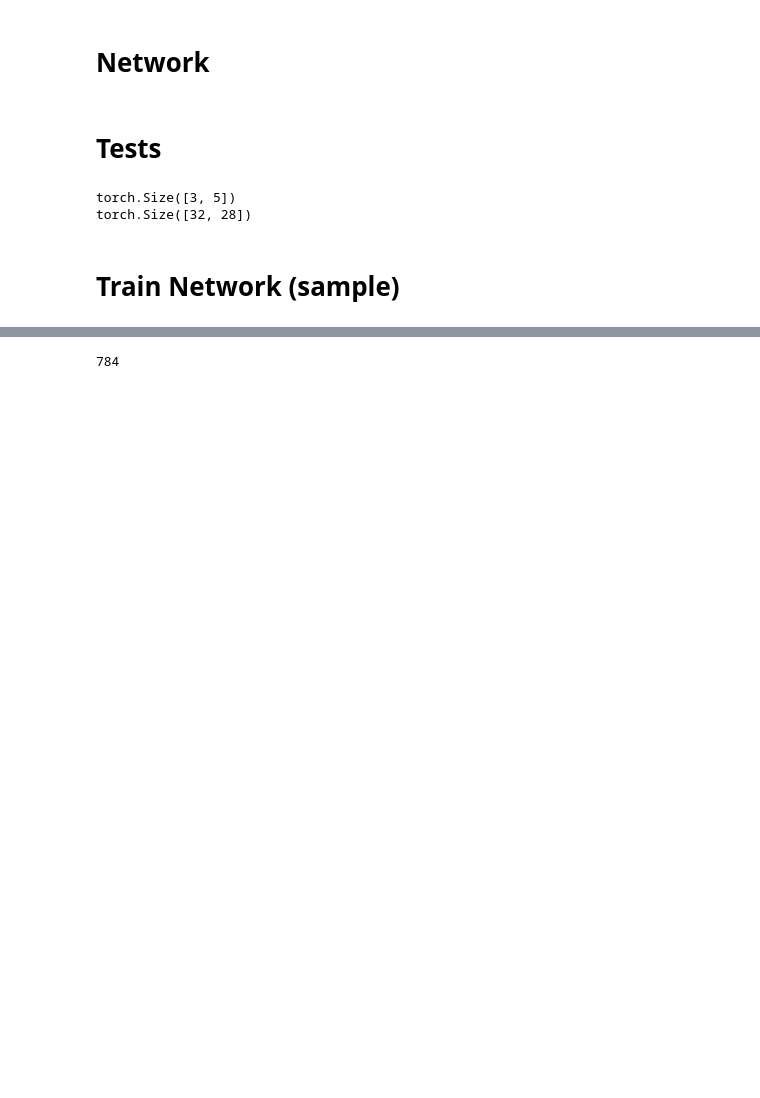
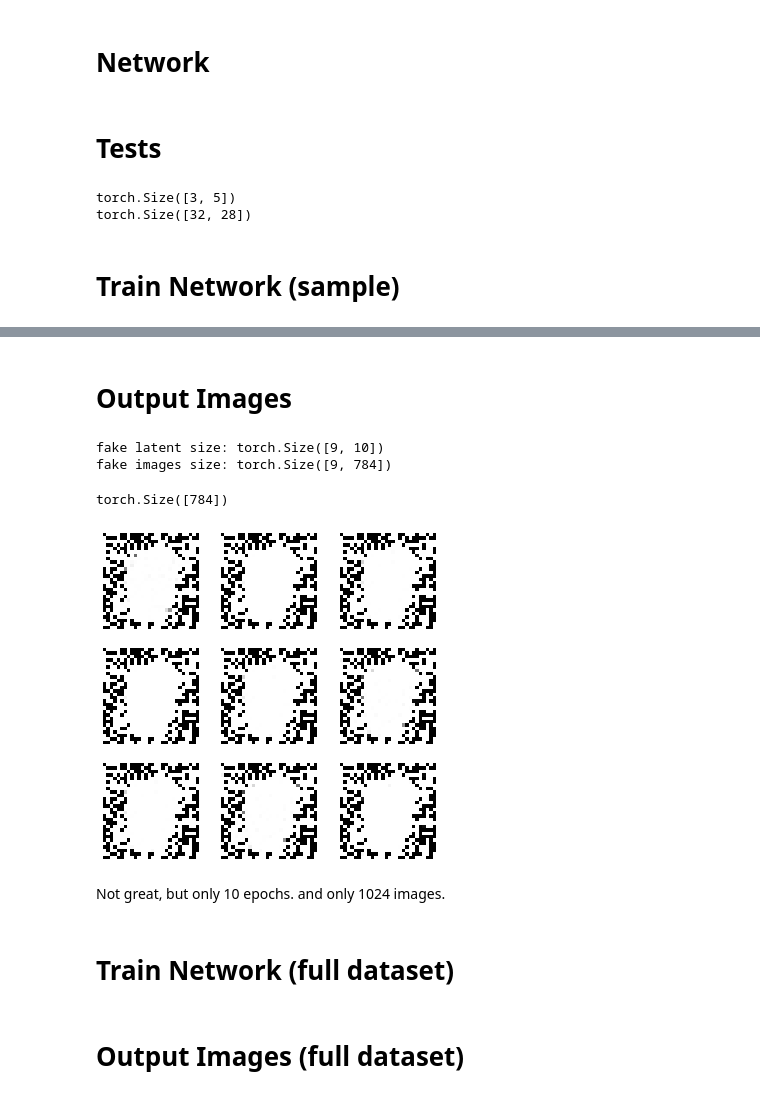
Before and after one commit to jorchard/anti_adv, a Jupyter notebook: experiments/goodfellow_gan/notebooks/01_goodfellow_gan_architecture.ipynb, the cells around one changed output, grey strips where cells are left out. Cells and saved outputs as stored; diff of their text form; code cells hidden in the pictures; blank space fills up the shorter version.

Commit message:
Goodfellow GAN runs - but outputs poor images after 100epochs

```diff
--- a/experiments/goodfellow_gan/notebooks/01_goodfellow_gan_architecture.ipynb
+++ b/experiments/goodfellow_gan/notebooks/01_goodfellow_gan_architecture.ipynb
@@ -191,4 +149,14 @@ Sequential(
-# %%
-x.size()[1]
-# %% [output]
-784
+# %% [markdown]
+# Output Images
+# %%
+z, u = g.sample_latent_space(latent_dim, batch_size=9)
+print(f"fake latent size: {z.size()}")
+fake_images = g.forward(z)
+print(f"fake images size: {fake_images.size()}")
+# %% [output]
+fake latent size: torch.Size([9, 10])
+fake images size: torch.Size([9, 784])
+# %%
+fake_images[1,:].size()
+# %% [output]
+torch.Size([784])
@@ -194,0 +168,21 @@ x.size()[1]
+# %%
+import matplotlib.pyplot as plt
+from matplotlib import pyplot
+
+fig, ax = plt.subplots(figsize=(6,6), nrows=3, ncols=3)
+
+for i in range(3):
+    for j in range(3):
+        img = fake_images[i+j,:]
+        img = img.detach().cpu().numpy().reshape(28,28)
+        ax[i,j].axis('off')
+        ax[i,j].imshow(img, cmap=pyplot.get_cmap('gray'))
+
+
+plt.show();
+# %% [output]
+[figure, added]
+# %% [markdown]
+Not great, but only 10 epochs. and only 1024 images.
+# %% [markdown]
+# Train Network (full dataset)
@@ -194,0 +203,2 @@ x.size()[1]
+# %% [markdown]
+# Output Images (full dataset)
```
Also changed, not shown: parts of 16 cells of this notebook, 1 other file.
